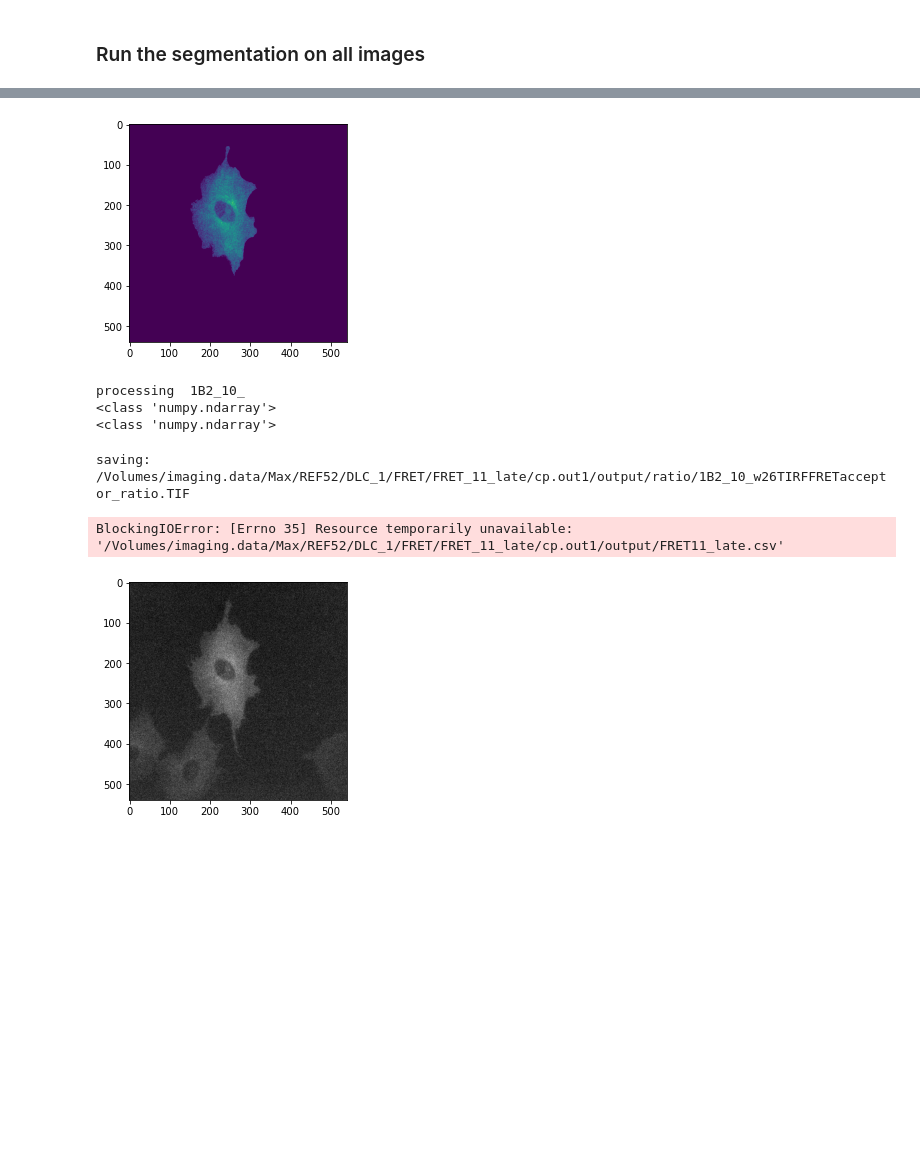
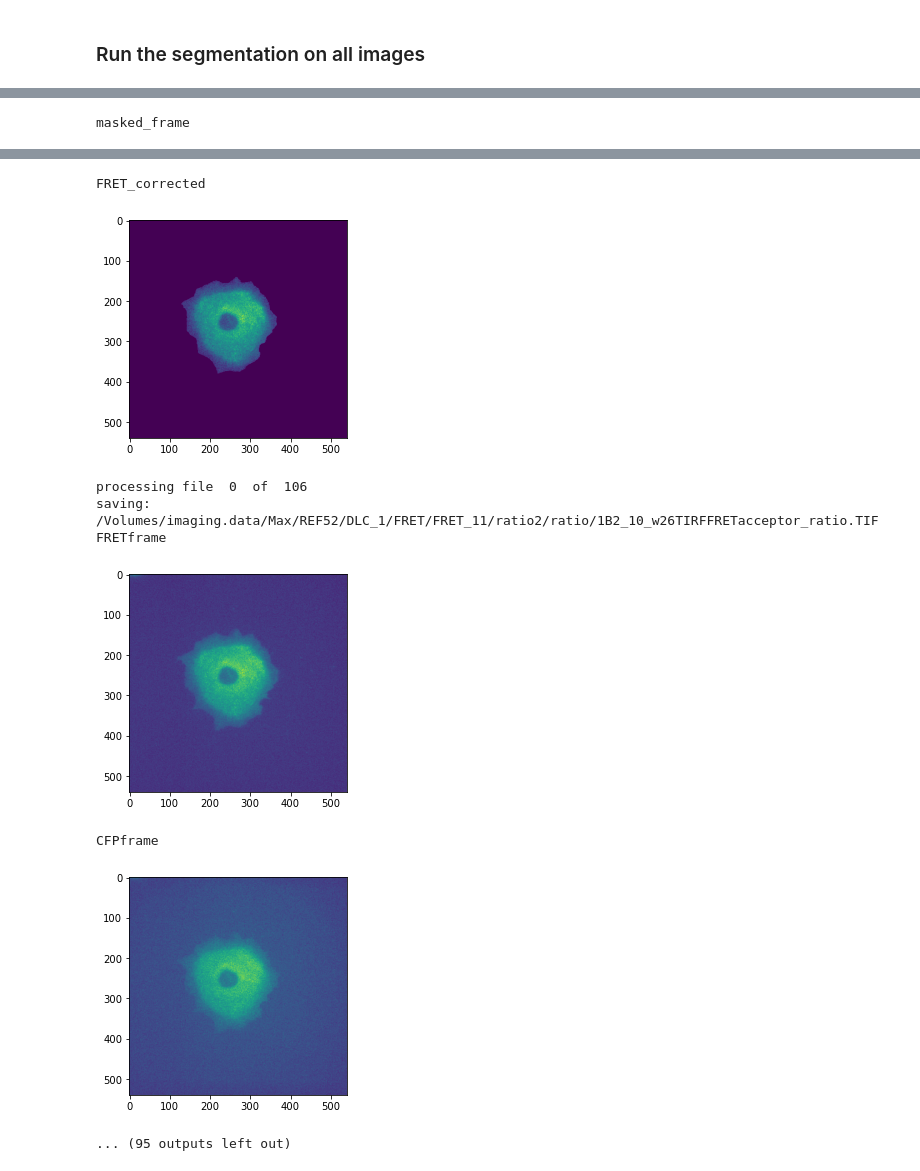
Before and after one commit to mheydasch/FRET_preprocessing_jupyter, a Jupyter notebook: batch_segment_and_create_mask-Copy1.ipynb, the cells around one changed output, grey strips where cells are left out. Drawn from its saved outputs; the diff is of its cells as text; code cells hidden in the pictures; blank space fills up the shorter version.

Commit message:
improved visualization

```diff
--- a/batch_segment_and_create_mask-Copy1.ipynb
+++ b/batch_segment_and_create_mask-Copy1.ipynb
@@ -73,8 +73,12 @@ pkl.dump(clf, file)
 
 file.close()
 # %%
-ch1_flatfield=io.imread('/Volumes/imaging.data/Max/REF52/DLC_1/FRET/FRET_8/flatfield/Averaged_FRET_flatfield.tif')
-ch2_flatfield=io.imread('/Volumes/imaging.data/Max/REF52/DLC_1/FRET/FRET_8/flatfield/Averaged_CFP_flatfield.tif')
+input_folder = '/Volumes/imaging.data/Max/REF52/DLC_1/FRET/FRET_11/'
+output_folder_segmentation = '/Volumes/imaging.data/Max/REF52/DLC_1/FRET/FRET_11/ratio2/'
+#change experiment ID
+Experiment_ID='FRET11_late'
+ch1_flatfield=io.imread('/Volumes/imaging.data/Max/REF52/DLC_1/FRET/FRET_13/flatfield/Averaged_FRET_flatfield.tif')
+ch2_flatfield=io.imread('/Volumes/imaging.data/Max/REF52/DLC_1/FRET/FRET_13/flatfield/Averaged_CFP_flatfield.tif')
 ch2='CFP'
 ch1='FRET'
 # %%
@@ -135,10 +142,6 @@ print('defined preprocessing functions' )
 defined preprocessing functions
 # %% [markdown]
 ### Set input and output folders
-# %%
-input_folder = '/Volumes/imaging.data/Max/REF52/DLC_1/FRET/FRET_11_late/'
-output_folder_segmentation = '/Volumes/imaging.data/Max/REF52/DLC_1/FRET/FRET_11_late/cp.out1/output/'
-output_folder_mask = '/Volumes/imaging.data/Max/REF52/DLC_1/FRET/FRET_11_late/cp.out1/output/stim_mask/'
 # %% [markdown]
 ### Search images
 # %%
@@ -153,7 +156,6 @@ Last file: /Volumes/imaging.data/Max/REF52/DLC_1/FRET/FRET_11_late/flatfield_2_w
 # %%
-project_path = '/Volumes/imaging.data/Max/REF52/DLC_1/FRET/FRET_11_late/'
 fov = 0
-raw = io.imread(FRETfilenames[4])
+raw = io.imread(FRETfilenames[0])
 frame = raw
 norm_min = 5
 norm_max = 95
@@ -255,15 +247,14 @@ timelapse=False
 shapes = [(512,512),(64,64),(32,32)]
 models = init_VGG16_pyramid(shapes)
 frame_segmented = frame_to_labels(raw)
-#change experiment ID
-Experiment_ID='FRET11_late'
+
 if timelapse == False:
    pattern = re.compile('(?P<Imagename>[^w]*).*(?P<Channel>FRET|CFP).*')
 if timelapse == True:
    pattern = re.compile('(?P<Imagename>[^w]*).*(?P<Channel>FRET|CFP).*(?P<Timepoint>t[0-9]+).*')
-datatable=pd.DataFrame(columns=[ 'Experiment_ID','Filename', 'Cell_ID', 'MeanIntensity_stimmaskRatio','MeanIntensity_cellmaskRatio', 'MeanIntensity_CFP'])
+datatable=pd.DataFrame(columns=[ 'Experiment_ID','Filename', 'Cell_ID', 'Classifier', 'MeanIntensity_stimmaskRatio','MeanIntensity_cellmaskRatio', 'MeanIntensity_CFP'])
 for i, filename in enumerate(FRETfilenames):
-    frame = io.imread(filename)
+    FRETframe = io.imread(filename)
     #get the pattern from the filename
     if timelapse==False:
         FRETname=re.search(pattern, filename.split('/')[-1]).group('Imagename')
@@ -273,7 +264,7 @@ for i, filename in enumerate(FRETfilenames):
     #make segmentation
     # if input image has multiple channels, select the correct one here:
     #frame = frame[channel_nb,:,:] #where channel_nb is the channel you want to segment on
-    frame_segmented = frame_to_labels(frame)
+    frame_segmented = frame_to_labels(FRETframe)
     frame_mask, table = spot_mask_from_labels(frame_segmented)
 
     #show first segmentation
@@ -282,16 +273,20 @@ for i, filename in enumerate(FRETfilenames):
     #create a mask for background substraction based on segmentation
 
 
-    FRET_corrected, masked_frame=flatfield_preprocessing(frame, ch1_flatfield, frame_segmented)
+    FRET_corrected, masked_frame=flatfield_preprocessing(FRETframe, ch1_flatfield, frame_segmented)
     #FRET_corrected= signal.medfilt(FRET_corrected, kernel_size=[3,3])
     FRET_corrected[frame_segmented==0]=0
     if i == 0:
+        print('frame_segmented')
         plt.imshow(frame_segmented)
         plt.show()
+        print('frame_mask')
         plt.imshow(frame_mask)
         plt.show()
+        print('masked_frame')
         plt.imshow(masked_frame)
         plt.show()
+        print('FRET_corrected')
         plt.imshow(FRET_corrected)
         plt.show()
         #break
@@ -311,18 +306,37 @@ for i, filename in enumerate(FRETfilenames):
                 io.imsave(os.path.join(output_folder_segmentation, 'ratio', os.path.basename(filename).split('.')[0] + 'CFP'+'.tiff'), CFP_corrected, check_contrast=False)
 
                 CFP_corrected[frame_segmented==0]=0
-                print('processing ', FRETname)
+                print('processing file ', i, ' of ', len(FRETfilenames) )
                 FRETratio=image_ratioing(FRET_corrected, CFP_corrected, os.path.join(output_folder_segmentation, 'ratio'), filename.split('/')[-1])
-                for i in np.unique(frame_segmented)[1:]:
-                    temp_data={'Experiment_ID': Experiment_ID, 'Filename':filename.split('/')[-1], 'Cell_ID':i, 'MeanIntensity_stimmaskRatio': np.mean(np.ma.masked_invalid(FRETratio[tuple([frame_mask>0] and [frame_segmented==i])])),
-                               'MeanIntensity_cellmaskRatio':np.mean(np.ma.masked_invalid(FRETratio[frame_segmented==i])), 'MeanIntensity_CFP': np.mean(np.ma.masked_invalid(CFP_corrected[frame_segmented==i]))}
-                    datatable=datatable.append(temp_data, ignore_index=True)
 
 
+                for f in np.unique(frame_segmented)[1:]:
+                    temp_data={'Experiment_ID': Experiment_ID, 'Filename':filename.split('/')[-1], 'Cell_ID':i, 'Classifier': filename.split('/')[-1].split('_')[0], 'MeanIntensity_stimmaskRatio': np.mean(np.ma.masked_invalid(FRETratio[(frame_mask>0) & (frame_segmented==f)])),
+                               'MeanIntensity_cellmaskRatio':np.mean(np.ma.masked_invalid(FRETratio[frame_segmented==f])), 'MeanIntensity_CFP': np.mean(np.ma.masked_invalid(CFP_corrected[frame_segmented==f])),}
+                    datatable=datatable.append(temp_data, ignore_index=True)
+                if i==0:
+                    print('FRETframe')
+                    plt.imshow(FRETframe)
+                    plt.show()
+                    print ('CFPframe')
+                    plt.imshow(CFPframe)
+                    plt.show()
+                    print('FRETratio')
 
-                break
+                    plt.imshow(FRETratio, cmap='viridis', vmax=1.4)
+                    plt.show()
+
+
+                #break
             except OSError as e:
                 print (e)
-    break
+    datatable.to_csv(os.path.join(output_folder_segmentation, Experiment_ID+'.csv'))
+    #break
+datatable=datatable[datatable['MeanIntensity_cellmaskRatio']!='--']
+datatable['MeanIntensity_cellmaskRatio']=datatable['MeanIntensity_cellmaskRatio'].astype(float)
+datatable['MeanIntensity_stimmaskRatio']=datatable['MeanIntensity_stimmaskRatio'].astype(float)
+datatable['MeanIntensity_CFP']=datatable['MeanIntensity_CFP'].astype(float)
 datatable.to_csv(os.path.join(output_folder_segmentation, Experiment_ID+'.csv'))
+#datatable.to_csv(os.path.join(output_folder_segmentation, Experiment_ID+'.csv'))
+print('Finished processing all images!')
 # %% [output]
@@ -331,0 +348 @@ datatable.to_csv(os.path.join(output_folder_segmentation, Experiment_ID+'.csv'))
+masked_frame
@@ -333,10 +350,12 @@ datatable.to_csv(os.path.join(output_folder_segmentation, Experiment_ID+'.csv'))
+FRET_corrected
-[figure, old version]
+[figure, new version]
-processing  1B2_10_
-<class 'numpy.ndarray'>
-<class 'numpy.ndarray'>
-saving:  /Volumes/imaging.data/Max/REF52/DLC_1/FRET/FRET_11_late/cp.out1/output/ratio/1B2_10_w26TIRFFRETacceptor_ratio.TIF
-BlockingIOError: [Errno 35] Resource temporarily unavailable: '/Volumes/imaging.data/Max/REF52/DLC_1/FRET/FRET_11_late/cp.out1/output/FRET11_late.csv'
+processing file  0  of  106
+saving:  /Volumes/imaging.data/Max/REF52/DLC_1/FRET/FRET_11/ratio2/ratio/1B2_10_w26TIRFFRETacceptor_ratio.TIF
+FRETframe
-[figure, old version]
+[figure, new version]
+CFPframe
+[figure, added]
+... (95 outputs left out)
 # %%
                     temp_data={'Experiment_ID': Experiment_ID, 'Filename':filename.split('/')[-1], 'Cell_ID':i, 'MeanIntensity_stimmaskRatio': np.mean(FRETratio([frame_mask>0]&[frame_segmented[i]])),
                     'MeanIntensity_cellmaskRatio':np.mean(FRETratio[frame_segmented[i]]), 'MeanIntensity_CFP':np.mean(CFP_corrected[frame_segmented[i]])}
```
Also changed, not shown: parts of 14 cells of this notebook, 1 other file.
